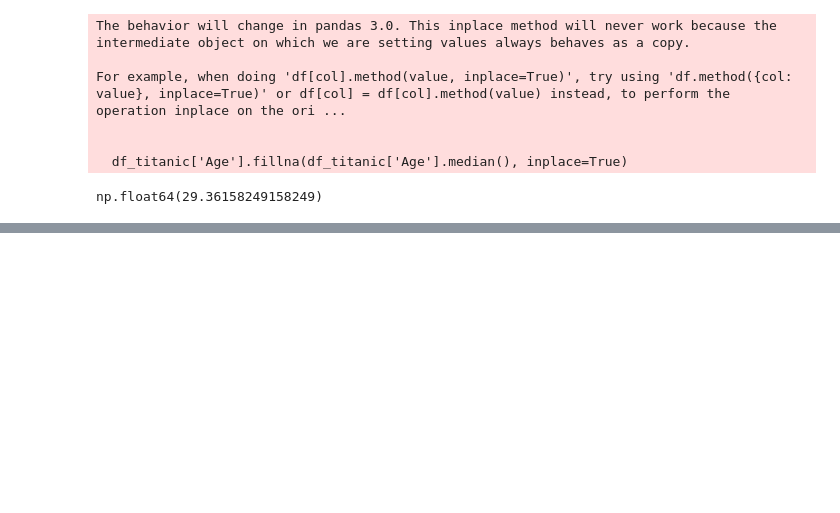
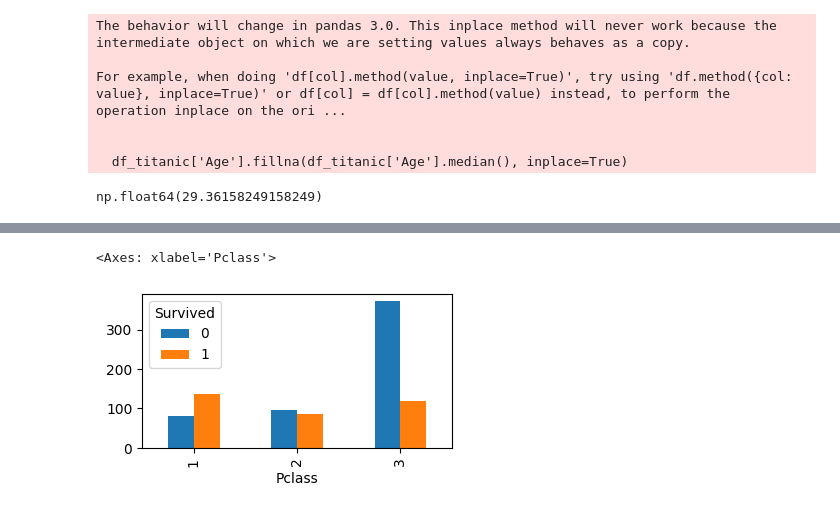
Before and after one commit to giomendescorrea/Titanic_Analysis, a Jupyter notebook: main.ipynb, the cells around one changed output, grey strips where cells are left out. Saved outputs shown, nothing was run; the diff lists cells and outputs as text; code cells hidden in the pictures; blank space fills up the shorter version.

```diff
--- a/main.ipynb
+++ b/main.ipynb
@@ -90,0 +104,7 @@ df_titanic.drop(columns=['Cabin', 'Embarked'], inplace=True)
+# %%
+# 2. Comparação de sobreviventes por classe
+
+pd.crosstab(df_titanic['Pclass'], df_titanic['Survived']).plot(kind='bar', figsize=(4, 2))
+# %% [output]
+<Axes: xlabel='Pclass'>
+[figure, added]
```
Also changed, not shown: parts of 2 cells of this notebook.
